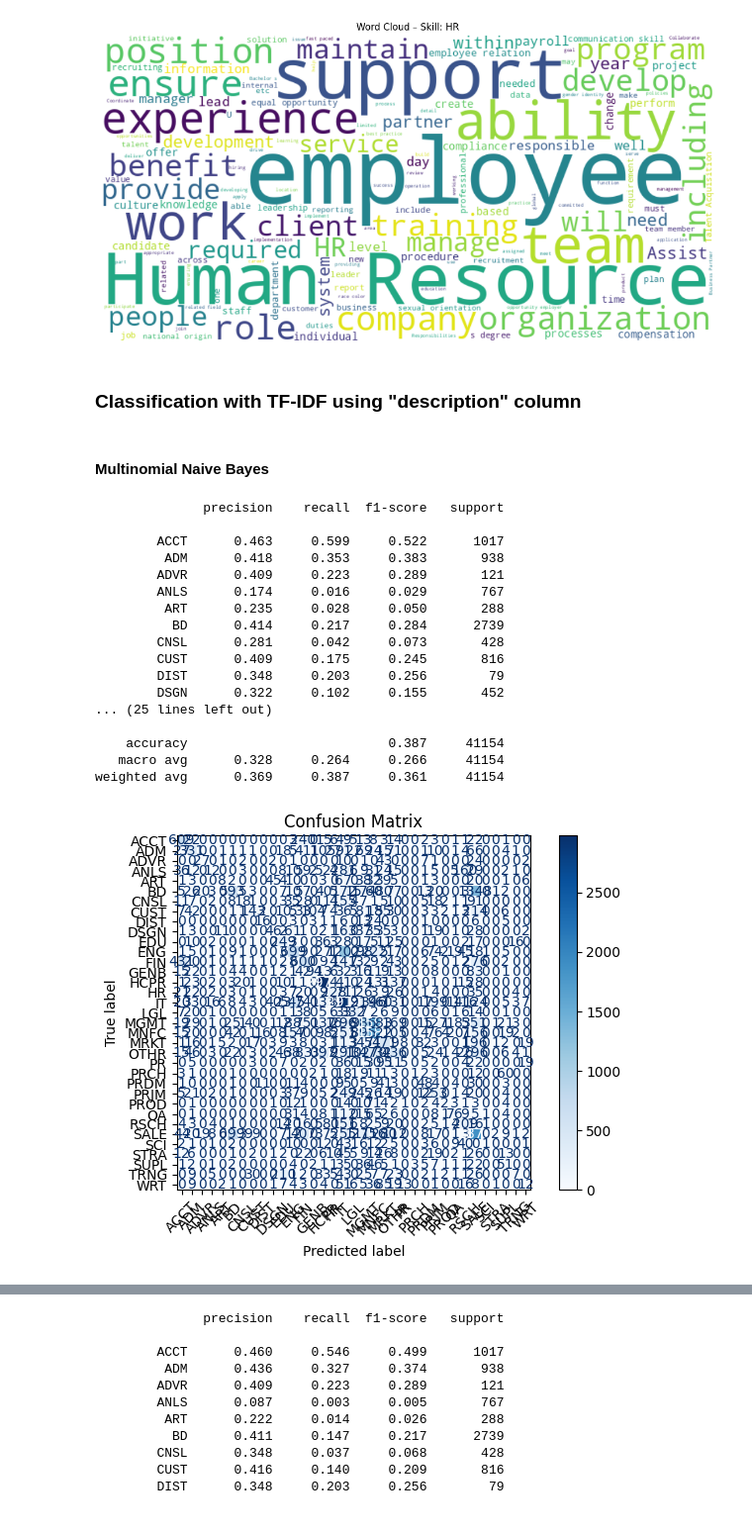
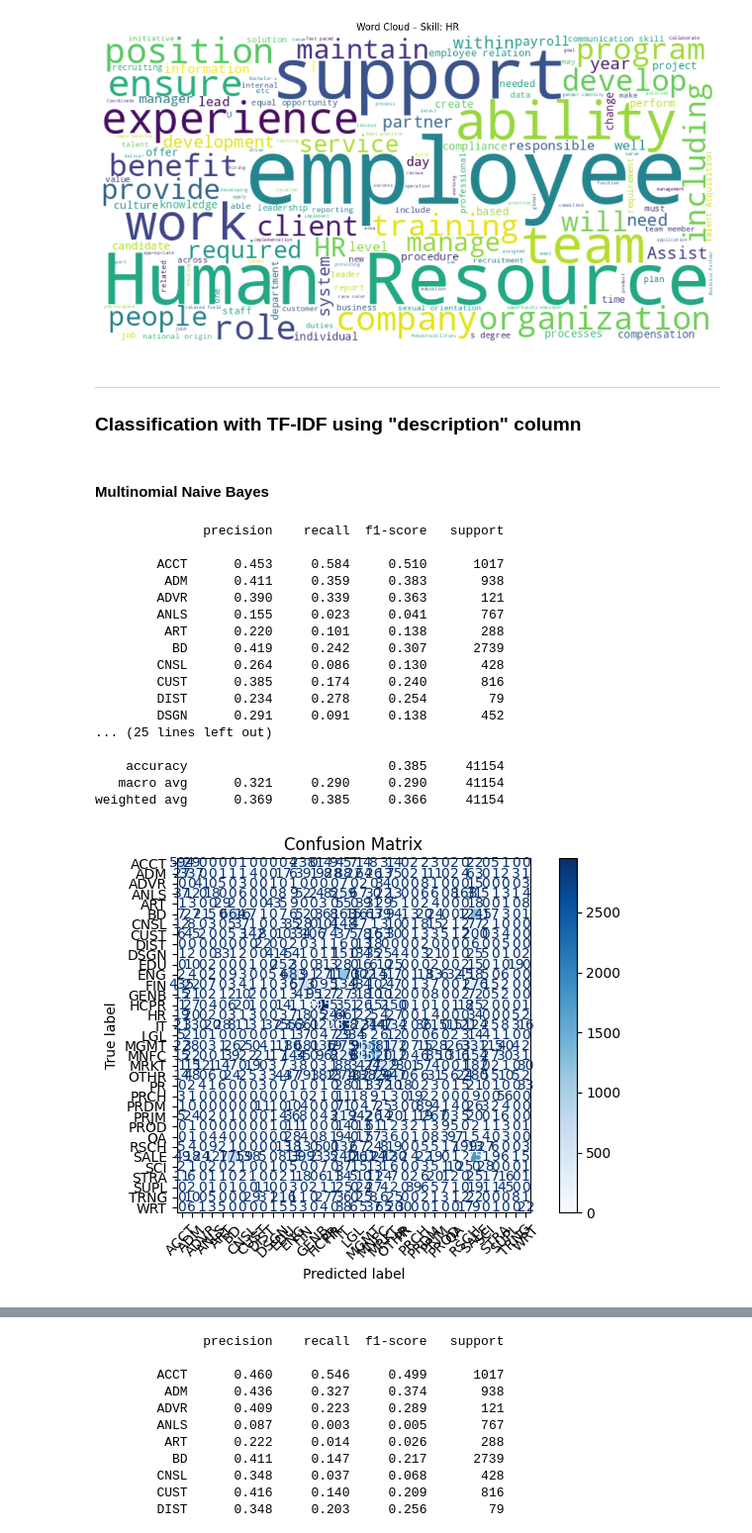
Before and after one commit to gabcal07/NLP_Linkedin_offers, a Jupyter notebook: models/src/regression/classification.ipynb, the cells around one changed output, grey strips where cells are left out. Shown at 99% size. Cells and saved outputs as stored; diff of their text form; code cells hidden in the pictures.

```diff
--- a/models/src/regression/classification.ipynb
+++ b/models/src/regression/classification.ipynb
@@ -38,8 +38,10 @@ def clean_text(text):
     text = re.sub(r'\s+', ' ', text).strip()
     return text
 
+
 # Apply the clean_text function and ASSIGN the result back
-postings_df['description'] = postings_df['description'].apply(lambda x: clean_text(x))
+postings_df['description'] = postings_df['description'].astype('str').apply(lambda x: clean_text(x))
+postings_df['title'] = postings_df['title'].astype('str').apply(lambda x: clean_text(x))
 # %% [markdown]
 ### Data Aggregation
 # %%
@@ -263,12 +328,14 @@ plot_skill_wordcloud(postings_df, skill_abr='HR', max_words=150)
 # %% [output]
 [figure]
 # %% [markdown]
+---
 ### Classification with TF-IDF using "description" column
 # %% [markdown]
 #### Multinomial Naive Bayes
 # %%
 import numpy as np
 import pandas as pd
+import matplotlib.pyplot as plt
 from sklearn.pipeline import Pipeline
 from sklearn.compose import TransformedTargetRegressor
 from sklearn.model_selection import train_test_split
@@ -277,11 +344,13 @@ from sklearn.naive_bayes import MultinomialNB
 from sklearn.metrics import mean_squared_error, accuracy_score, classification_report, ConfusionMatrixDisplay
 from sklearn.feature_extraction.text import TfidfVectorizer
 from sklearn.preprocessing import PowerTransformer
+from sklearn.utils.class_weight import compute_class_weight
 
 
 cleaned_df = postings_df.dropna(subset=['description', 'skill_abr'])
 X = cleaned_df["description"].astype(str).to_numpy()  # Convert to string
 y = cleaned_df["skill_abr"].to_numpy()
+
 
 # Split data (X = text, y = views)
 X_train, X_test, y_train, y_test = train_test_split(
@@ -291,64 +360,66 @@ X_train, X_test, y_train, y_test = train_test_split(
     random_state=42
 )
 
+# sample_weights = compute_class_weight("balanced", y_train)
+
 # Define the text preprocessing pipeline
 text_pipeline = Pipeline([
     ('tfidf', TfidfVectorizer(
-        max_features=5000,
+        max_features=10000,
         stop_words='english',
         lowercase=True,
-        ngram_range=(1, 3),
-        min_df=2,
+        ngram_range=(1, 2),
+        min_df=5,
         max_df=0.8
     )),
 ])
 
 model_pipeline = Pipeline([
-    ('nb', MultinomialNB()),
+    ('nb', MultinomialNB(alpha=0.01)),
     ])
 
 # Full pipeline
 full_pipeline = Pipeline([
     ('text_preprocessing', text_pipeline),
     ('nb', model_pipeline)
 ])
 
 # X_train_dense = text_pipeline.named_steps['tfidf'].fit_transform(X_train).toarray()
 # X_test_dense = text_pipeline.named_steps['tfidf'].transform(X_test).toarray()
 
 # Train
 full_pipeline.fit(X_train, y_train)
 
 # Predict (automatically applies inverse Box-Cox)
 y_pred = full_pipeline.predict(X_test)
 
 # Round to integers (since views are counts)
 # y_pred = np.round(y_pred).astype(int)
 
 print(classification_report(y_test, y_pred, digits=3))
 
 # Assuming you have y_test and y_pred from your model
 ConfusionMatrixDisplay.from_predictions(y_test, y_pred, cmap='Blues', xticks_rotation=45, values_format="")
 plt.title("Confusion Matrix")
 plt.figsize=(16, 12)
 plt.tight_layout()  # Adjust layout to prevent label cutoff
 plt.show()
 # %% [output]
               precision    recall  f1-score   support
 
-        ACCT      0.463     0.599     0.522      1017
-         ADM      0.418     0.353     0.383       938
-        ADVR      0.409     0.223     0.289       121
-        ANLS      0.174     0.016     0.029       767
-         ART      0.235     0.028     0.050       288
-          BD      0.414     0.217     0.284      2739
-        CNSL      0.281     0.042     0.073       428
-        CUST      0.409     0.175     0.245       816
-        DIST      0.348     0.203     0.256        79
-        DSGN      0.322     0.102     0.155       452
+        ACCT      0.453     0.584     0.510      1017
+         ADM      0.411     0.359     0.383       938
+        ADVR      0.390     0.339     0.363       121
+        ANLS      0.155     0.023     0.041       767
+         ART      0.220     0.101     0.138       288
+          BD      0.419     0.242     0.307      2739
+        CNSL      0.264     0.086     0.130       428
+        CUST      0.385     0.174     0.240       816
+        DIST      0.234     0.278     0.254        79
+        DSGN      0.291     0.091     0.138       452
 ... (25 lines left out)
 
-    accuracy                          0.387     41154
-   macro avg      0.328     0.264     0.266     41154
-weighted avg      0.369     0.387     0.361     41154
+    accuracy                          0.385     41154
+   macro avg      0.321     0.290     0.290     41154
+weighted avg      0.369     0.385     0.366     41154
-[figure, old version]
+[figure, new version]
```
Also changed, not shown: parts of 9 cells of this notebook, 1 other file.
